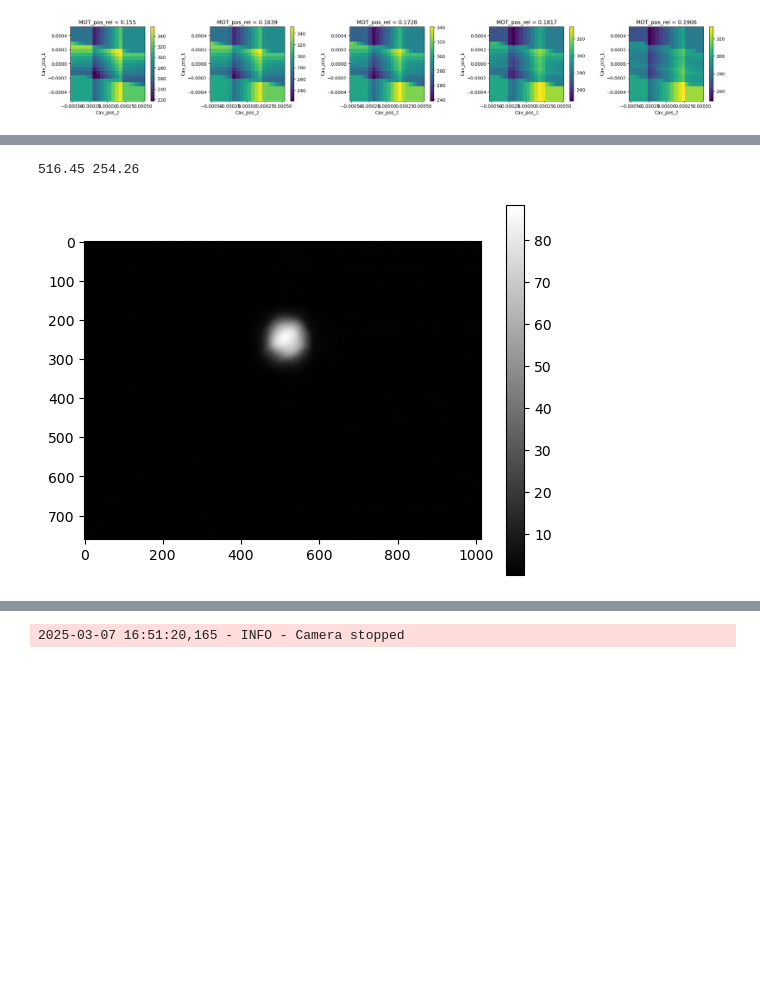
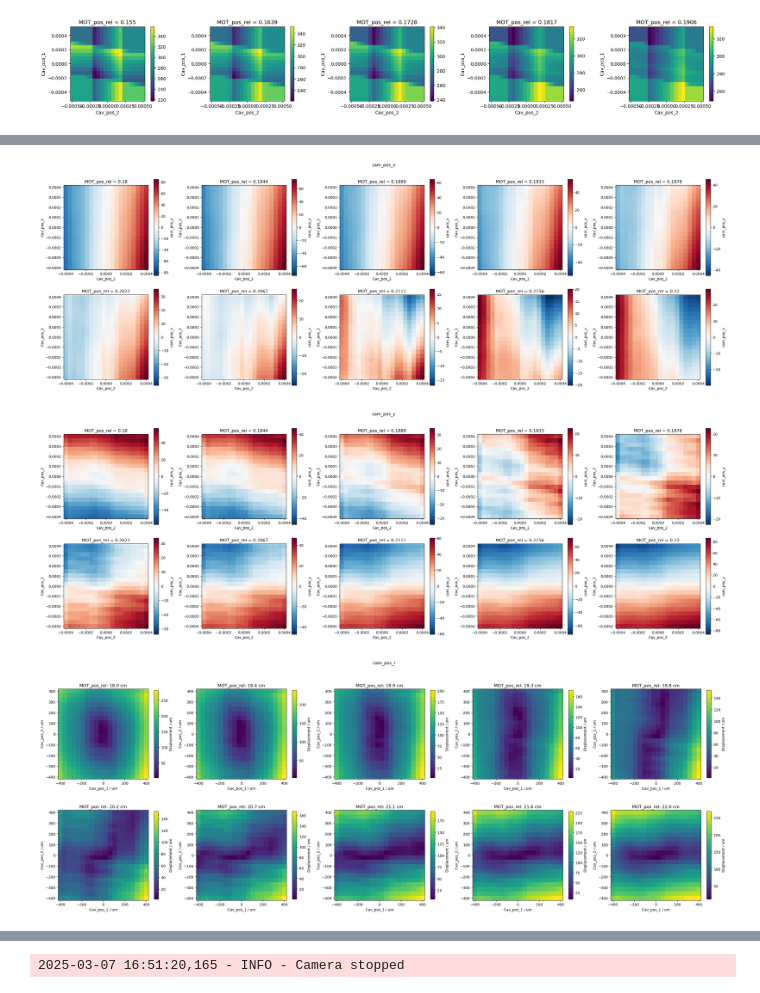
Before and after one commit to Stockholm254/servotest, a Jupyter notebook: src/expctl/servers/servoaligner/test.ipynb, the cells around one changed output, grey strips where cells are left out. Saved outputs shown, nothing was run; the diff lists cells and outputs as text; code cells hidden in the pictures; blank space fills up the shorter version.

```diff
--- a/src/expctl/servers/servoaligner/test.ipynb
+++ b/src/expctl/servers/servoaligner/test.ipynb
@@ -1136,14 +1082,41 @@ plt.show()
-# %%
-#compute the centroid of the image
-data=picam2.capture_array()
-x_c, y_c = centroid(data)
-print(x_c, y_c)
-
-plt.figure()
-data = data[..., :3] @ [0.2989, 0.5870, 0.1140]
-plt.imshow(data, cmap='gray')
-plt.colorbar()
-plt.show()
-# %% [output]
-516.45 254.26
-[figure, removed]
+# %%
+ds_0=xr.open_dataset("data0308_2.nc")-200
+ds_1=xr.open_dataset("data0308_3.nc")-200
+
+ds_0m=ds_0.assign_coords({'Cav_pos_1':ds_0.coords['Cav_pos_1'].values*1e6}).assign_coords({'Cav_pos_2':ds_0.coords['Cav_pos_2'].values*1e6}).assign_coords({'MOT_pos_rel':ds_0.coords['MOT_pos_rel'].values*1e2})
+ds_1m=ds_1.assign_coords({'MOT_pos_1':ds_1.coords['MOT_pos_1'].values*1e6}).assign_coords({'MOT_pos_2':ds_1.coords['MOT_pos_2'].values*1e6}).assign_coords({'MOT_pos_rel':ds_1.coords['MOT_pos_rel'].values*1e2})
+
+ds_1m_r=ds_1m*1.55*2
+# %%
+ds_0m_r=np.sqrt(ds_0m['cam_pos_x']**2+ds_0m['cam_pos_y']**2)*1.55*2
+
+fig,axs=plt.subplots(2,5,figsize=(27,9))
+for i in range(10):
+    fig.suptitle('cam_pos_x', y=1.01)
+    ds_0['cam_pos_x'].isel(MOT_pos_rel=i).plot(ax=axs[i//5,i%5])
+    axs[i//5,i%5].set_aspect('equal')
+fig.tight_layout()
+plt.show()
+
+fig,axs=plt.subplots(2,5,figsize=(27,9))
+for i in range(10):
+    fig.suptitle('cam_pos_y', y=1.01)
+    ds_0['cam_pos_y'].isel(MOT_pos_rel=i).plot(ax=axs[i//5,i%5])
+    axs[i//5,i%5].set_aspect('equal')
+fig.tight_layout()
+plt.show()
+
+fig,axs=plt.subplots(2,5,figsize=(27,10))
+for i in range(10):
+    fig.suptitle('cam_pos_r', y=1.01)
+    ds_0m_r.isel(MOT_pos_rel=i).plot(ax=axs[i//5,i%5],cbar_kwargs={'label': "Displacement / um", 'shrink': 0.75})
+    axs[i//5,i%5].set_aspect('equal')
+    axs[i//5,i%5].set_title('MOT_pos_rel: '+str(np.round(ds_0m_r.coords['MOT_pos_rel'].values[i],1))+' cm')
+    axs[i//5,i%5].set_xlabel('Cav_pos_1 / um')
+    axs[i//5,i%5].set_ylabel('Cav_pos_2 / um')
+fig.tight_layout()
+plt.show()
+# %% [output]
+[figure, added]
+[figure, added]
+[figure, added]
```
Also changed, not shown: parts of 22 cells of this notebook, 6 other files.
